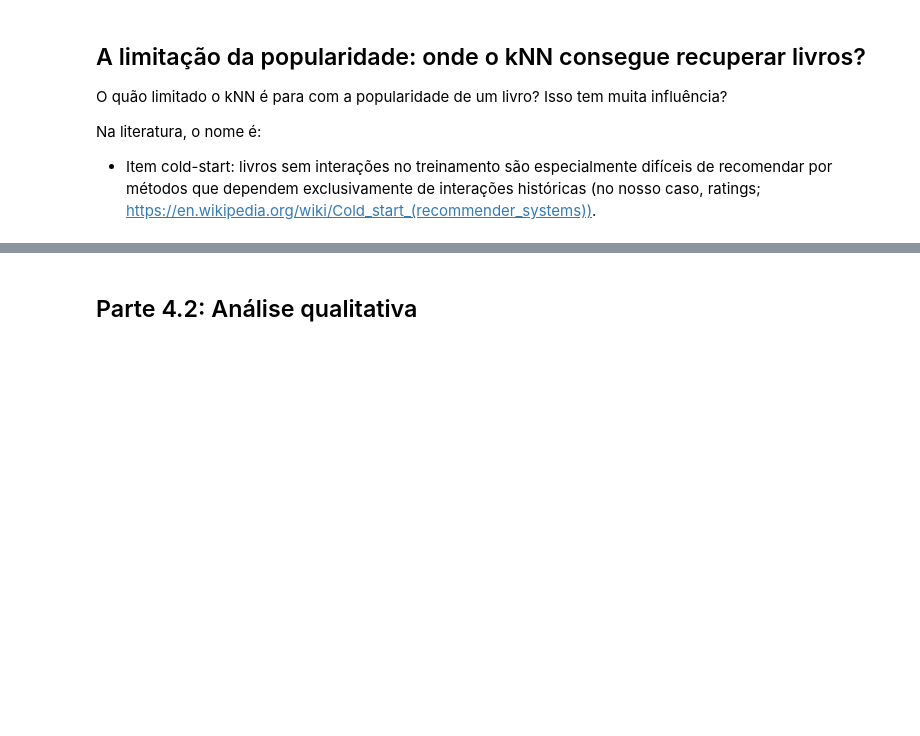
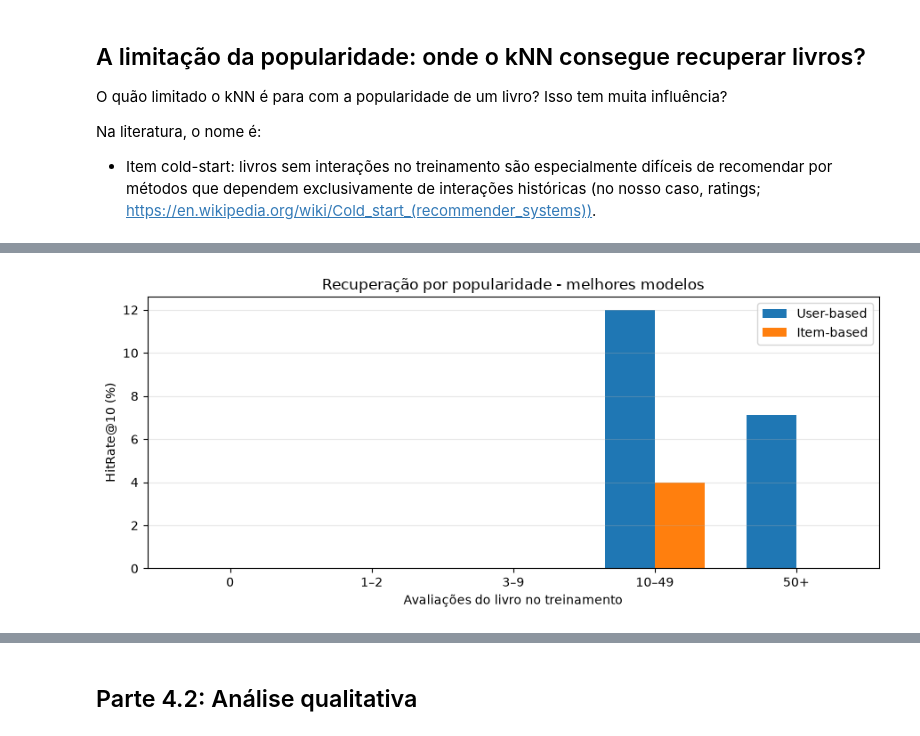
Before and after one commit to lemuel-manske/notebooks, a Jupyter notebook: furb/ml/seminario.ipynb, the cells around one changed output, grey strips where cells are left out. Cells and saved outputs as stored; diff of their text form; code cells hidden in the pictures; blank space fills up the shorter version.

```diff
--- a/furb/ml/seminario.ipynb
+++ b/furb/ml/seminario.ipynb
@@ -1048,6 +1120,8 @@ def evaluate(model: Filter, test: pd.DataFrame, n: int = 10):
 
   hit_rate = details["ranking_hit"].mean()
 
+  recovered = details[details["candidate_hit"]]
+
   metrics = {
     "CandidateRecall": float(details["candidate_hit"].mean()),
     f"HitRate@{n}": float(hit_rate),
@@ -1055,6 +1129,7 @@ def evaluate(model: Filter, test: pd.DataFrame, n: int = 10):
     f"Precision@{n}": float(hit_rate / n),
     "Coverage": float((details["recommendation_count"] > 0).mean()),
     "AvgCandidates": float(details["candidate_count"].mean()),
+    "RankingEfficiency": recovered["ranking_hit"].mean(),
   }
 
   return metrics, details
@@ -1098,6 +1185,8 @@ PARAM_GRID = {
 }
 
 train_df, validation_df, test_df = split_ratings()
+
+test_sample = test_df.sample(n=100, random_state=42)
 
 build_matrices(train_df)
 
@@ -1277,0 +1336,18 @@ display(book_popularity)
+# %%
+_, user_details_r = evaluate(
+  UserBasedFilter(k=100),
+  test_sample,
+  n=10,
+)
+
+_, book_details_r = evaluate(
+  BookBasedFilter(k=20),
+  test_sample,
+  n=10,
+)
+# %%
+user_popularity = by_popularity(user_details_r)
+display(user_popularity)
+
+book_popularity = by_popularity(book_details_r)
+display(book_popularity)
@@ -1278,29 +1369,31 @@ display(book_popularity)
 # %%
 fig, ax = plt.subplots(figsize=(9, 4))
 
 x = np.arange(len(labels))
 width = 0.35
 
 ax.bar(
   x - width / 2,
   user_popularity["hit_rate"] * 100,
   width,
   label="User-based",
 )
 
 ax.bar(
   x + width / 2,
   book_popularity["hit_rate"] * 100,
   width,
   label="Item-based",
 )
 
 ax.set_xticks(x, labels)
 ax.set_xlabel("Avaliações do livro no treinamento")
 ax.set_ylabel("HitRate@10 (%)")
-ax.set_title("Recuperação por popularidade — melhores modelos")
+ax.set_title("Recuperação por popularidade - melhores modelos")
 ax.legend()
 ax.grid(axis="y", alpha=0.3)
 
 plt.tight_layout()
 plt.show()
+# %% [output]
+[figure, added]
```
Also changed, not shown: parts of 23 cells of this notebook, 1 other file.
